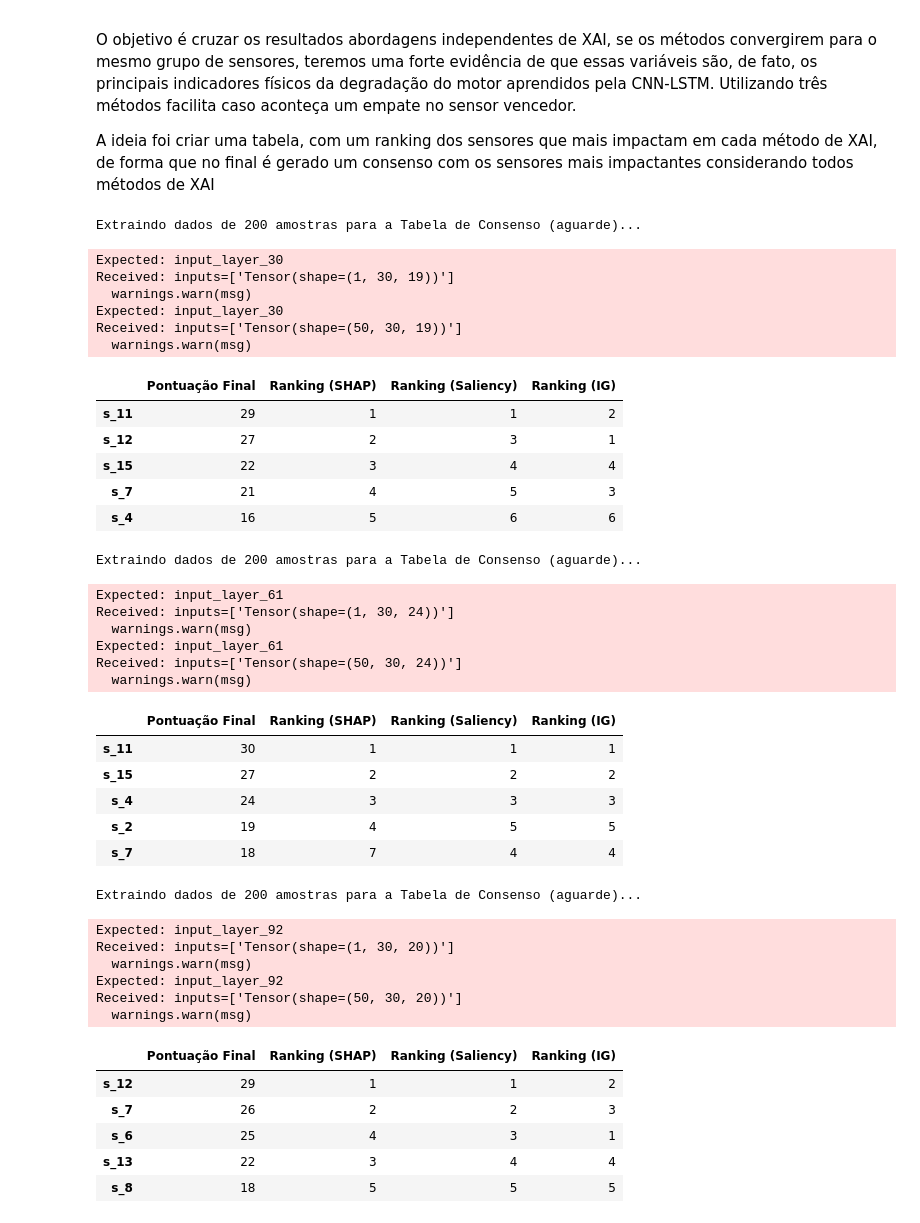
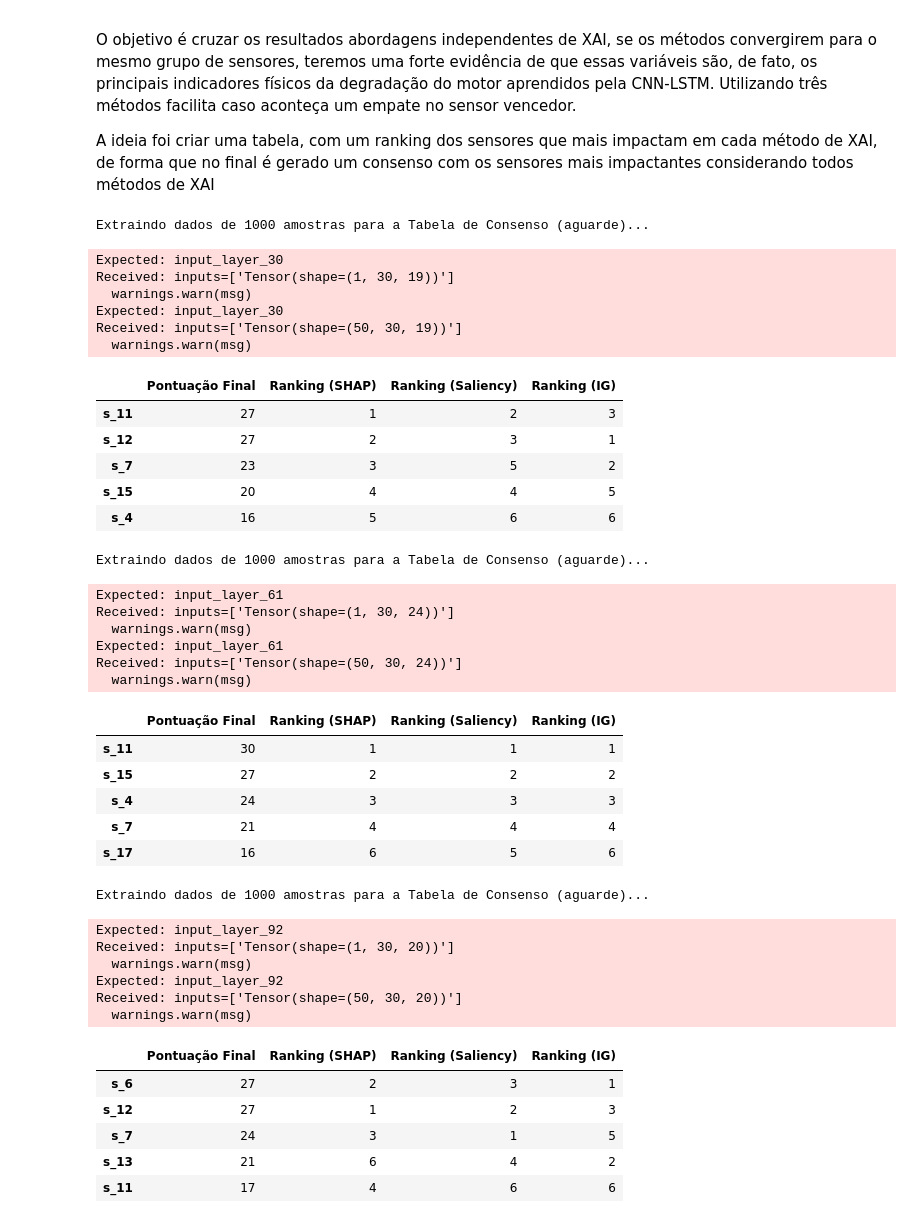
Before and after one commit to DaviSeiji/Turbofan-Engine-Degradation-Mestrado, a Jupyter notebook: notebooks/xai/02_analise_xai.ipynb, the cells around one changed output. Cells and saved outputs as stored; diff of their text form; code cells hidden in the pictures.

```diff
--- a/notebooks/xai/02_analise_xai.ipynb
+++ b/notebooks/xai/02_analise_xai.ipynb
@@ -138,9 +139,10 @@ def gerar_tabela_consenso(shap_explainer, saliency_explainer, ig_explainer, feat
 # %%
 nomes_reais_fd001 = np.load(x_path_001)['features']
 
-gerar_tabela_consenso(shap_explainer_001, saliency_explainer_001, ig_explainer_001, feature_names=nomes_reais_fd001, num_samples=200)
+df_fd001 = gerar_tabela_consenso(shap_explainer_001, saliency_explainer_001, ig_explainer_001, feature_names=nomes_reais_fd001, num_samples=1000)
+df_fd001
 # %% [output]
-Extraindo dados de 200 amostras para a Tabela de Consenso (aguarde)...
+Extraindo dados de 1000 amostras para a Tabela de Consenso (aguarde)...
 Expected: input_layer_30
 Received: inputs=['Tensor(shape=(1, 30, 19))']
   warnings.warn(msg)
@@ -148,10 +150,10 @@ Expected: input_layer_30
 Received: inputs=['Tensor(shape=(50, 30, 19))']
   warnings.warn(msg)
 |  | Pontuação Final | Ranking (SHAP) | Ranking (Saliency) | Ranking (IG) |
-| s_11 | 29 | 1 | 1 | 2 |
+| s_11 | 27 | 1 | 2 | 3 |
 | s_12 | 27 | 2 | 3 | 1 |
-| s_15 | 22 | 3 | 4 | 4 |
-| s_7 | 21 | 4 | 5 | 3 |
+| s_7 | 23 | 3 | 5 | 2 |
+| s_15 | 20 | 4 | 4 | 5 |
 | s_4 | 16 | 5 | 6 | 6 |
 # %%
 shap_explainer_002 = ShapExplainer(model_path_002, x_path_002, y_path_002, background_size=100)
@@ -160,9 +162,10 @@ ig_explainer_002 = IntegratedGradientsExplainer(model_path_002, x_path_002, y_pa
 
 nomes_reais_fd002 = np.load(x_path_002)['features']
 
-gerar_tabela_consenso(shap_explainer_002, saliency_explainer_002, ig_explainer_002, feature_names=nomes_reais_fd002, num_samples=200)
+df_fd002 = gerar_tabela_consenso(shap_explainer_002, saliency_explainer_002, ig_explainer_002, feature_names=nomes_reais_fd002, num_samples=1000)
+df_fd002
 # %% [output]
-Extraindo dados de 200 amostras para a Tabela de Consenso (aguarde)...
+Extraindo dados de 1000 amostras para a Tabela de Consenso (aguarde)...
 Expected: input_layer_61
 Received: inputs=['Tensor(shape=(1, 30, 24))']
   warnings.warn(msg)
@@ -173,30 +176,31 @@ Received: inputs=['Tensor(shape=(50, 30, 24))']
 | s_11 | 30 | 1 | 1 | 1 |
 | s_15 | 27 | 2 | 2 | 2 |
 | s_4 | 24 | 3 | 3 | 3 |
-| s_2 | 19 | 4 | 5 | 5 |
-| s_7 | 18 | 7 | 4 | 4 |
+| s_7 | 21 | 4 | 4 | 4 |
+| s_17 | 16 | 6 | 5 | 6 |
 # %%
 shap_explainer_003 = ShapExplainer(model_path_003, x_path_003, y_path_003, background_size=100)
 saliency_explainer_003 = SaliencyMapsExplainer(model_path_003, x_path_003, y_path_003)
 ig_explainer_003 = IntegratedGradientsExplainer(model_path_003, x_path_003, y_path_003)
 
 nomes_reais_fd003 = np.load(x_path_003)['features']
 
-gerar_tabela_consenso(shap_explainer_003, saliency_explainer_003, ig_explainer_003, feature_names=nomes_reais_fd003, num_samples=200)
+df_fd003 = gerar_tabela_consenso(shap_explainer_003, saliency_explainer_003, ig_explainer_003, feature_names=nomes_reais_fd003, num_samples=1000)
+df_fd003
 # %% [output]
-Extraindo dados de 200 amostras para a Tabela de Consenso (aguarde)...
+Extraindo dados de 1000 amostras para a Tabela de Consenso (aguarde)...
 Expected: input_layer_92
 Received: inputs=['Tensor(shape=(1, 30, 20))']
   warnings.warn(msg)
 Expected: input_layer_92
 Received: inputs=['Tensor(shape=(50, 30, 20))']
   warnings.warn(msg)
 |  | Pontuação Final | Ranking (SHAP) | Ranking (Saliency) | Ranking (IG) |
-| s_12 | 29 | 1 | 1 | 2 |
-| s_7 | 26 | 2 | 2 | 3 |
-| s_6 | 25 | 4 | 3 | 1 |
-| s_13 | 22 | 3 | 4 | 4 |
-| s_8 | 18 | 5 | 5 | 5 |
+| s_6 | 27 | 2 | 3 | 1 |
+| s_12 | 27 | 1 | 2 | 3 |
+| s_7 | 24 | 3 | 1 | 5 |
+| s_13 | 21 | 6 | 4 | 2 |
+| s_11 | 17 | 4 | 6 | 6 |
 # %%
 shap_explainer_004 = ShapExplainer(model_path_004, x_path_004, y_path_004, background_size=100)
 saliency_explainer_004 = SaliencyMapsExplainer(model_path_004, x_path_004, y_path_004)
```
Also changed, not shown: parts of 23 cells of this notebook, 1 other file.
